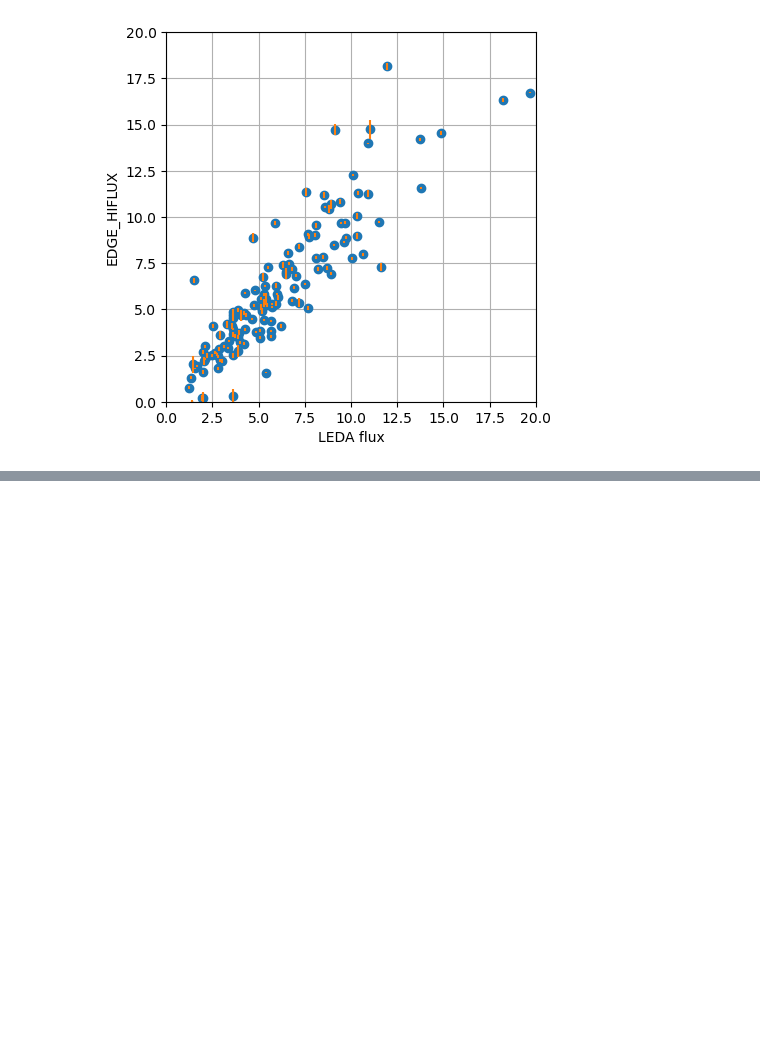
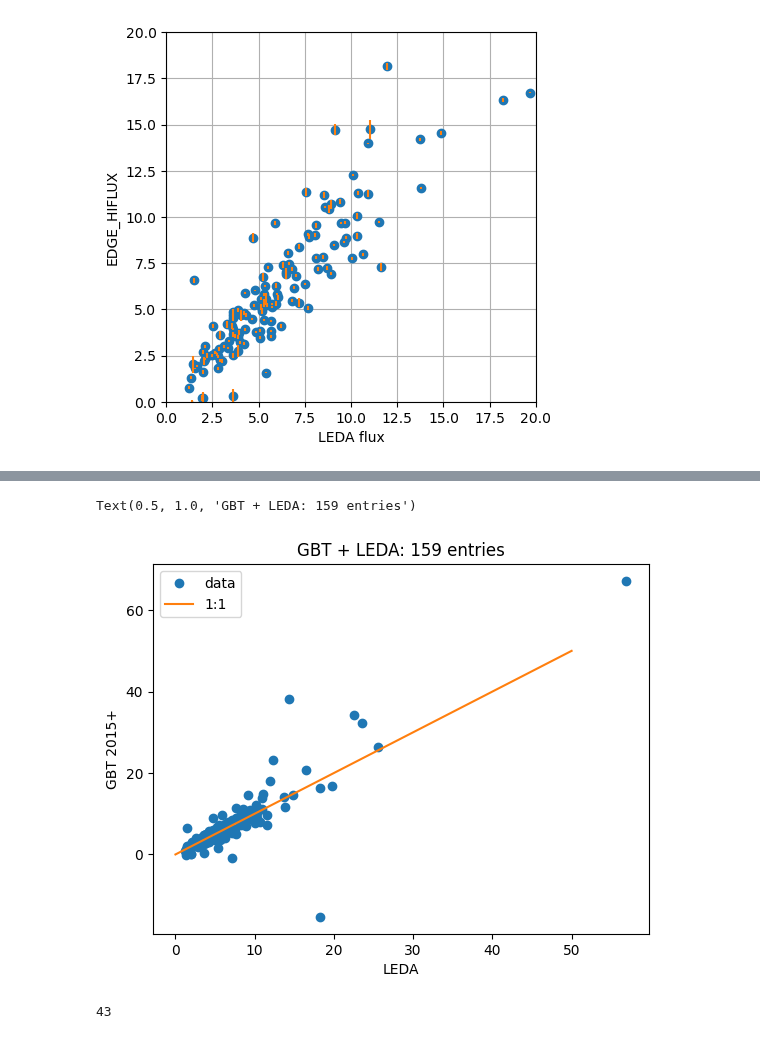
Before and after one commit to teuben/GBT-EDGE-HI, a Jupyter notebook: gals/hi_surveys.ipynb, the cells around one changed output, grey strips where cells are left out. Saved outputs shown, nothing was run; the diff lists cells and outputs as text; code cells hidden in the pictures; blank space fills up the shorter version.

```diff
--- a/gals/hi_surveys.ipynb
+++ b/gals/hi_surveys.ipynb
@@ -208,0 +263,3 @@ Text(0, 0.5, 'EDGE_HIFLUX')
+# %%
+t1 = QTable.read("edge_leda.csv", format="ecsv")
+t1.keys()
@@ -208,0 +335,7 @@ Text(0, 0.5, 'EDGE_HIFLUX')
+# %%
+t3 = QTable.read("edge_hiflux.csv", format="ecsv")
+t3n = t3["Name"]
+# %%
+t31 = join(t3,t1)
+len(t31)
+t31.keys()
@@ -208,0 +360,15 @@ Text(0, 0.5, 'EDGE_HIFLUX')
+# %%
+flux1 = t31["ledaHIflux"]
+flux3 = t31["SigInt"]
+
+
+plt.plot(flux1,flux3,'o',label="data")
+plt.plot([0,50], [0,50], '-', label="1:1")
+plt.xlabel("LEDA")
+plt.ylabel("GBT 2015+")
+#plt.aspect("equal")
+plt.legend();
+plt.title(f"GBT + LEDA: {len(t31)} entries")
+# %% [output]
+Text(0.5, 1.0, 'GBT + LEDA: 159 entries')
+[figure, added]
@@ -208,0 +378,5 @@ Text(0, 0.5, 'EDGE_HIFLUX')
+# %%
+t41 = join(t4,t1)
+len(t41)
+# %% [output]
+43
```
Also changed, not shown: parts of 34 cells of this notebook.
